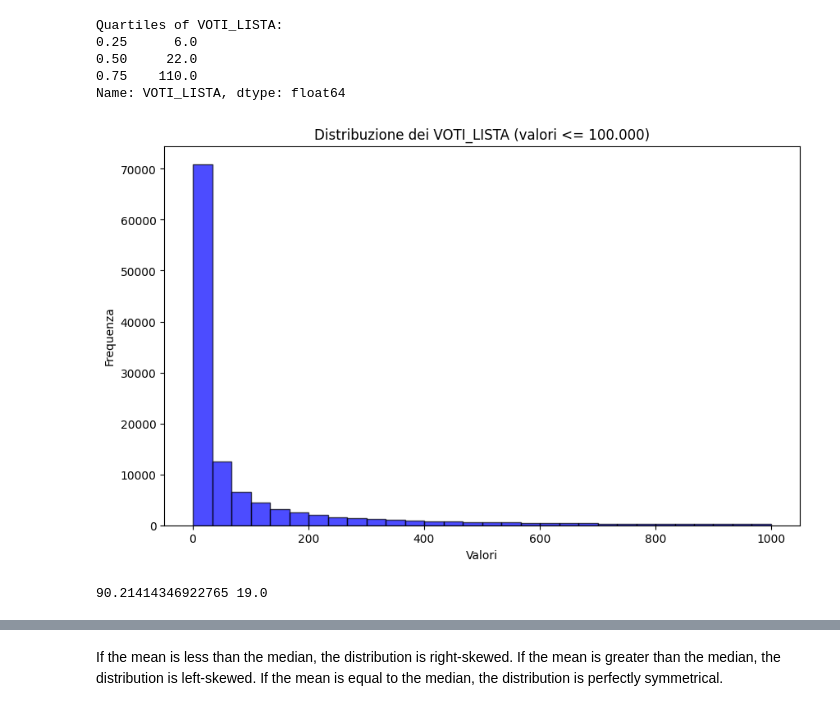
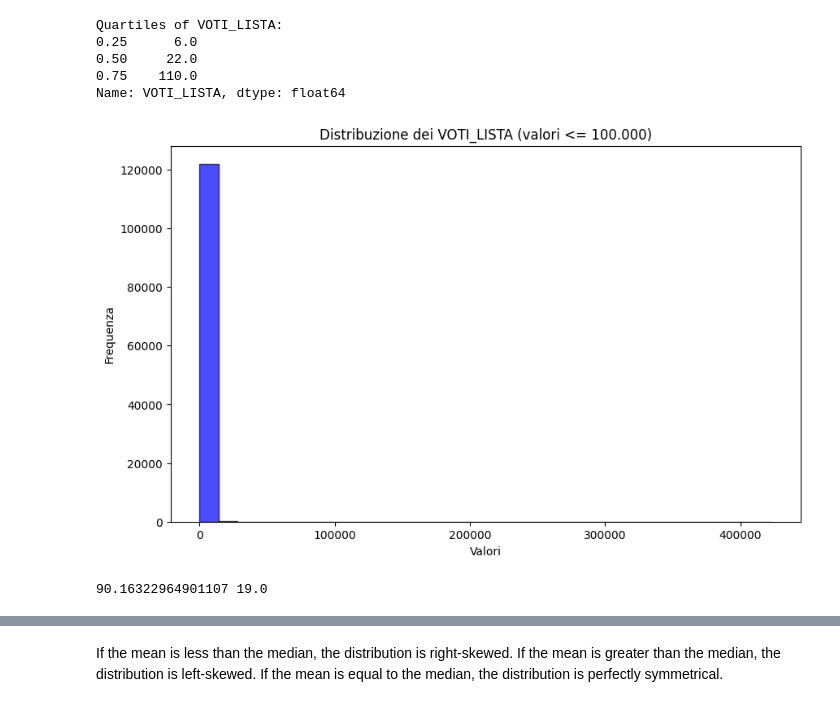
Before and after one commit to Ftoffoletto/masterthesis, a Jupyter notebook: Election/Benford.ipynb, the cells around one changed output, grey strips where cells are left out. Cells and saved outputs as stored; diff of their text form; code cells hidden in the pictures.

Commit message:
update Election

```diff
--- a/Election/Benford.ipynb
+++ b/Election/Benford.ipynb
@@ -1362,6 +1362,6 @@ In this cell, we select only the columns that we need for the analysis. We don't
 file_path = "C:/Users/franc/Desktop/Tesi/Benford/Codice/Dati/Camera2018_livComune.txt"
 election_data_18 = pd.read_csv(file_path, sep=";", encoding='latin1')
 election_data_18_region=election_data_18
-election_data_18 = election_data_18[['COMUNE','VOTANTI', 'LISTA', 'COGNOME', 'NOME', 'VOTI_LISTA']]
+election_data_18 = election_data_18[['COMUNE','VOTANTI', 'LISTA', 'COGNOME', 'NOME', 'VOTI_LISTA', 'CIRCOSCRIZIONE']]
 election_data_18
 # %% [output]
@@ -1395,3 +1393,0 @@ Here we remove all the municipalities with the same name. This are CALLIANO, CAS
-# %%
-#remove from the dataset the rows with COMUNE == ["CALLIANO", "CASTRO", "LIVO", "PEGLIO", "SAMONE", "SAN TEODORO", "VALVERDE"]
-election_data_18 = election_data_18[~election_data_18['COMUNE'].isin(["CALLIANO", "CASTRO", "LIVO", "PEGLIO", "SAMONE", "SAN TEODORO", "VALVERDE"])]
@@ -1407,6 +1420,6 @@ array(['TORINO', 'MILANO', 'GENOVA', 'BOLOGNA', 'FIRENZE', 'ROMA',
 In the next cell, we group the data by comune and we sum the votes for each party, without taking into consideration the different candidates. Due to the electoral law (Rosatellum bis), the voters can't write the preference for the candidate, that are elected in the order of the blocked list, but can choose only the party. So we will consider only the votes for the party, for each comune.
 # %%
 #group by comune and lista and sum the VOTI_LISTA
-election_18_grouped = election_data_18.groupby(['COMUNE', 'LISTA'])['VOTI_LISTA'].sum().reset_index()
+election_18_grouped = election_data_18.groupby(['COMUNE', 'CIRCOSCRIZIONE', 'LISTA'])['VOTI_LISTA'].sum().reset_index()
 election_18_grouped
 # %% [output]
@@ -1613,20 +1646,20 @@ Quartiles of VOTI_LISTA:
 0.75    110.0
 Name: VOTI_LISTA, dtype: float64
 # %%
-import matplotlib.pyplot as plt
+voti_lista=election_18_grouped['VOTI_LISTA']
 
 # Filtrare i valori di VOTI_LISTA per includere solo quelli <= 100.000
 filtered_voti_lista = election_18_grouped['VOTI_LISTA'][election_18_grouped['VOTI_LISTA'] <= 1000]
 
 # Creare il grafico solo con i valori filtrati
 plt.figure(figsize=(10, 6))
-plt.hist(filtered_voti_lista, bins=30, color='blue', alpha=0.7, edgecolor='black')
+plt.hist(voti_lista, bins=30, color='blue', alpha=0.7, edgecolor='black')
 plt.title("Distribuzione dei VOTI_LISTA (valori <= 100.000)")
 plt.xlabel("Valori")
 plt.ylabel("Frequenza")
 plt.show()
 
 print(filtered_voti_lista.mean(), filtered_voti_lista.median())
 # %% [output]
-[figure, old version]
+[figure, new version]
-90.21414346922765 19.0
+90.16322964901107 19.0
```
Also changed, not shown: parts of 53 cells of this notebook, 6 other files.
